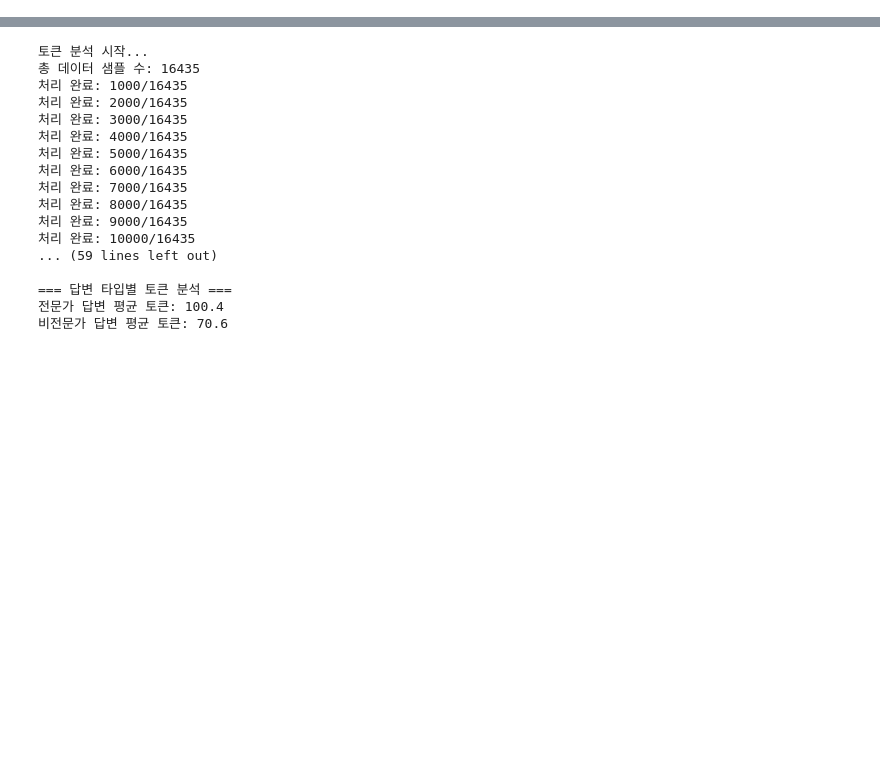
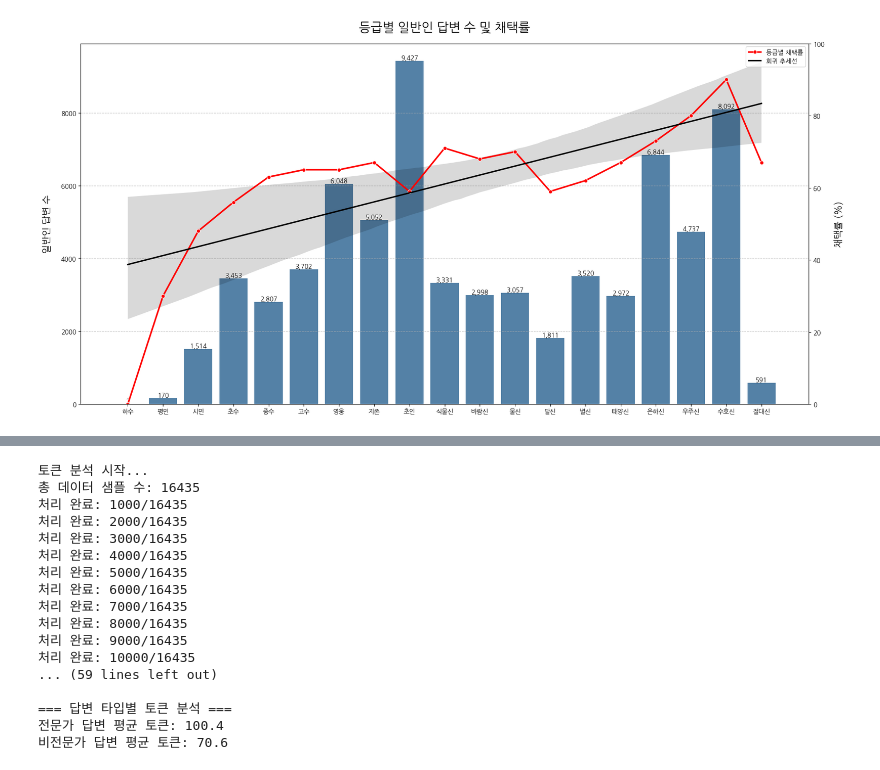
Before and after one commit to taegyunjjang/PetQA, a Jupyter notebook: src/eda.ipynb, the cells around one changed output, grey strips where cells are left out. Cells and saved outputs as stored; diff of their text form; code cells hidden in the pictures; blank space fills up the shorter version.

```diff
--- a/src/eda.ipynb
+++ b/src/eda.ipynb
@@ -33,0 +109,16 @@ def get_token_count(text):
+# %%
+from collections import Counter
+
+file_path = "/home/work/factchecking/PetQA/data/interim/merged_data.json"
+with open(file_path, 'r', encoding='utf-8') as f:
+    data = json.load(f)
+
+selected_nonexpert = []
+
+for item in data:
+    for answer in item["answers"]:
+        if answer["expert_badge"] == "전문가가 아님" and answer["selected"] == True:
+            selected_nonexpert.append(answer)
+
+badge_distribution = Counter([item["badge"] for item in selected_nonexpert])
+badge_distribution
@@ -34,3 +229,69 @@ def get_token_count(text):
+# %%
+total_nonexpert_answers = Counter()
+selected_nonexpert_answers = Counter()
+
+for item in data:
+    for answer in item["answers"]:
+        if answer["answer_type"] == "nonexpert":
+            badge = answer.get("badge", "")
+            total_nonexpert_answers[badge] += 1
+            if answer["selected"] == True:
+                selected_nonexpert_answers[badge] += 1
+
+acceptance_rates = {}
+for badge, total_count in total_nonexpert_answers.items():
+    selected_count = selected_nonexpert_answers.get(badge, 0)
+    rate = (selected_count / total_count) * 100 if total_count > 0 else 0
+    acceptance_rates[badge] = rate
+
+df_data = pd.DataFrame([
+    {'뱃지 종류': badge,
+     '총 일반인 답변 수': total_nonexpert_answers[badge],
+     '채택된 일반인 답변 수': selected_nonexpert_answers.get(badge, 0),
+     '채택률 (%)': acceptance_rates.get(badge, 0)}
+    for badge in total_nonexpert_answers.keys()
+])
+
+df_ordered = df_data.set_index('뱃지 종류').reindex(ordered_badges).reset_index()
+# NaN 값을 0으로 채우기
+for col in ['총 일반인 답변 수', '채택된 일반인 답변 수', '채택률 (%)']:
+    df_ordered[col] = df_ordered[col].fillna(0).astype(int)
+
+# 선형 회귀 분석을 위한 숫자형 순서 컬럼 추가
+df_ordered['등급순서'] = np.arange(len(df_ordered))
+
+fig, ax1 = plt.subplots(figsize=(18, 9))
+
+# 막대 그래프
+sns.barplot(x='뱃지 종류', y='총 일반인 답변 수', data=df_ordered, ax=ax1, color='steelblue')
+ax1.set_xlabel("")
+ax1.set_ylabel('일반인 답변 수', fontsize=15, labelpad=15)
+for index, row in df_ordered.iterrows():
+    if row['총 일반인 답변 수'] > 0:
+        ax1.text(index, row['총 일반인 답변 수'], f"{int(row['총 일반인 답변 수']):,}",
+                 color='black', ha="center", va='bottom', fontsize=10)
+
+ax2 = ax1.twinx()
+
+# 채택률
+sns.lineplot(x='뱃지 종류', y='채택률 (%)', data=df_ordered, marker='o',
+             dashes=False, color='red', linewidth=2.5, ax=ax2, label='등급별 채택률')
+
+# 선형 회귀선
+sns.regplot(x='등급순서', y='채택률 (%)', data=df_ordered, ax=ax2, scatter=False,
+            line_kws={"linestyle": "-", "color": "black"}, label='회귀 추세선')
+
+ax2.set_ylabel('채택률 (%)', fontsize=15, labelpad=15)
+ax2.tick_params(axis='y')
+ax2.set_ylim(0, 100)
+
+plt.title('등급별 일반인 답변 수 및 채택률', fontsize=20, pad=20)
+ax1.grid(axis='y', linestyle='--', alpha=0.7)
+ax2.legend(loc='upper right')
+plt.tight_layout()
+plt.show()
+# %% [output]
+[figure, added]
 # %%
 # 채택된 일반인 답변과 채택된 전문가 답변 토큰의 수 비교
 file_path = "/home/work/factchecking/PetQA/data/interim/dpo_cleaned_data.json"
```
Also changed, not shown: parts of 53 cells of this notebook, 1 other file.
